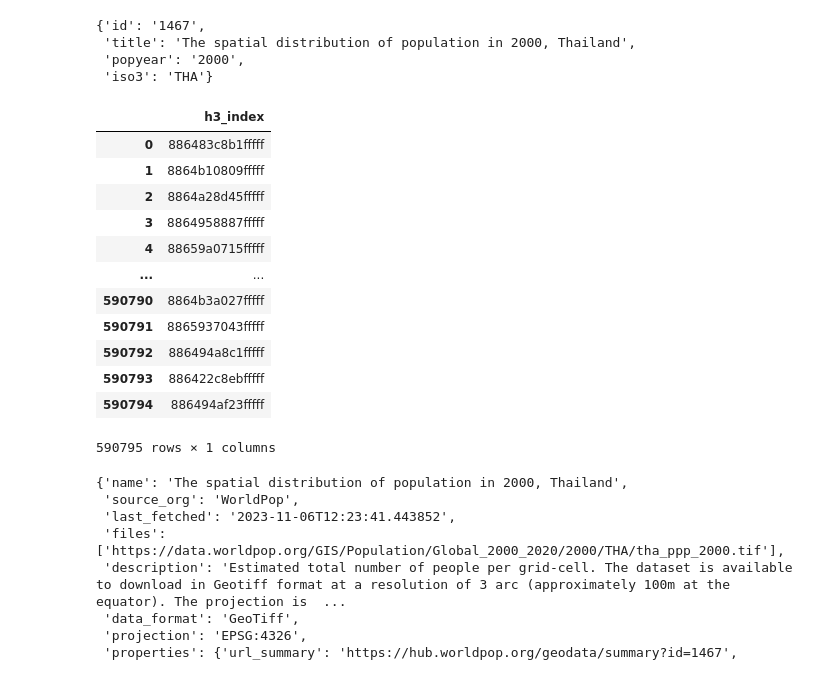
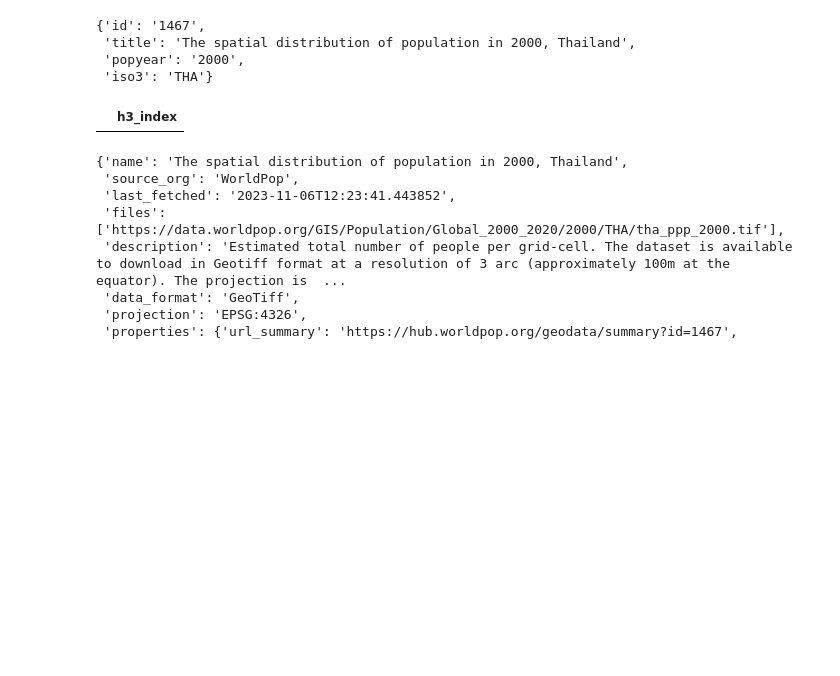
Before and after one commit to worldbank/worldex, a Jupyter notebook: notebooks/index_worldpop.ipynb, the cells around one changed output. Cells and saved outputs as stored; diff of their text form; code cells hidden in the pictures; blank space fills up the shorter version.

```diff
--- a/notebooks/index_worldpop.ipynb
+++ b/notebooks/index_worldpop.ipynb
@@ -88,23 +88,12 @@ path.mkdir(parents=True, exist_ok=True)
 # %%
 # Index country
 thailand_2000_dataset = WorldPopDataset.from_url(
     f"https://hub.worldpop.org/rest/data/pop/wpgp/?id={id}"
 )
-thailand_2000_dataset.index(path)
+thailand_2000_dataset.set_dir(path)
+thailand_2000_dataset.index()
 # %% [output]
 |  | h3_index |
-| 0 | 886483c8b1fffff |
-| 1 | 8864b10809fffff |
-| 2 | 8864a28d45fffff |
-| 3 | 8864958887fffff |
-| 4 | 88659a0715fffff |
-| ... | ... |
-| 590790 | 8864b3a027fffff |
-| 590791 | 8865937043fffff |
-| 590792 | 886494a8c1fffff |
-| 590793 | 886422c8ebfffff |
-| 590794 | 886494af23fffff |
-590795 rows × 1 columns
 # %%
 with open(path / "metadata.json") as f:
     metadata = json.load(f)
```
Also changed, not shown: parts of 1 cell of this notebook, 2 other files.
